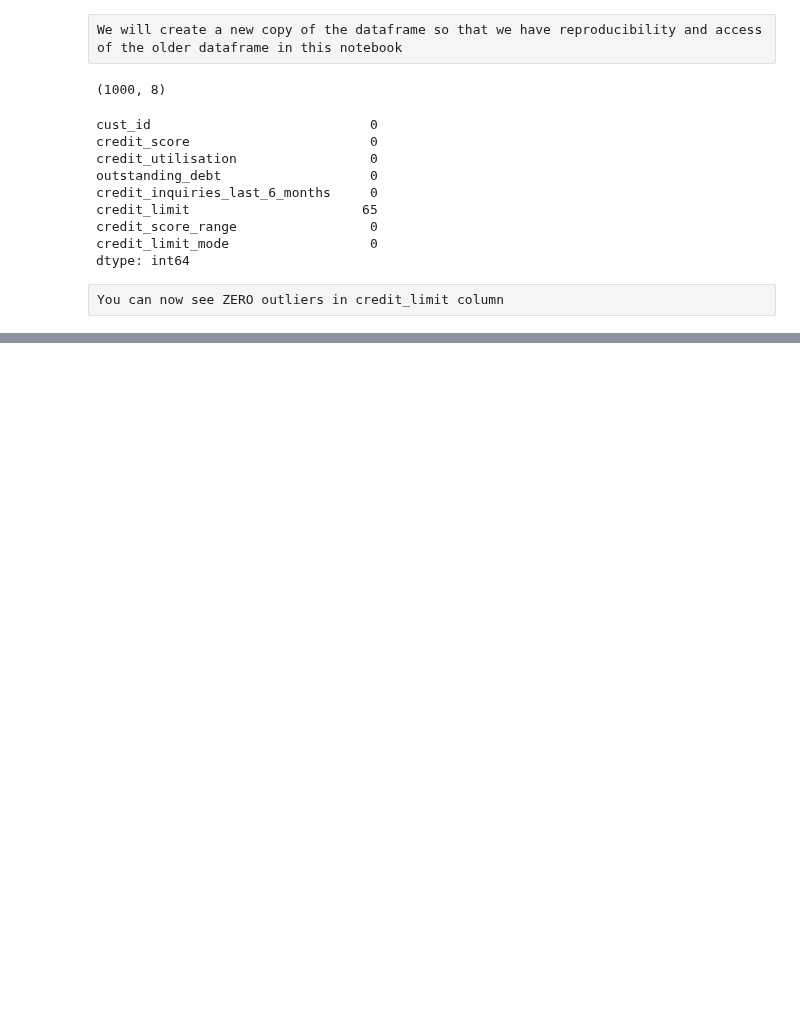
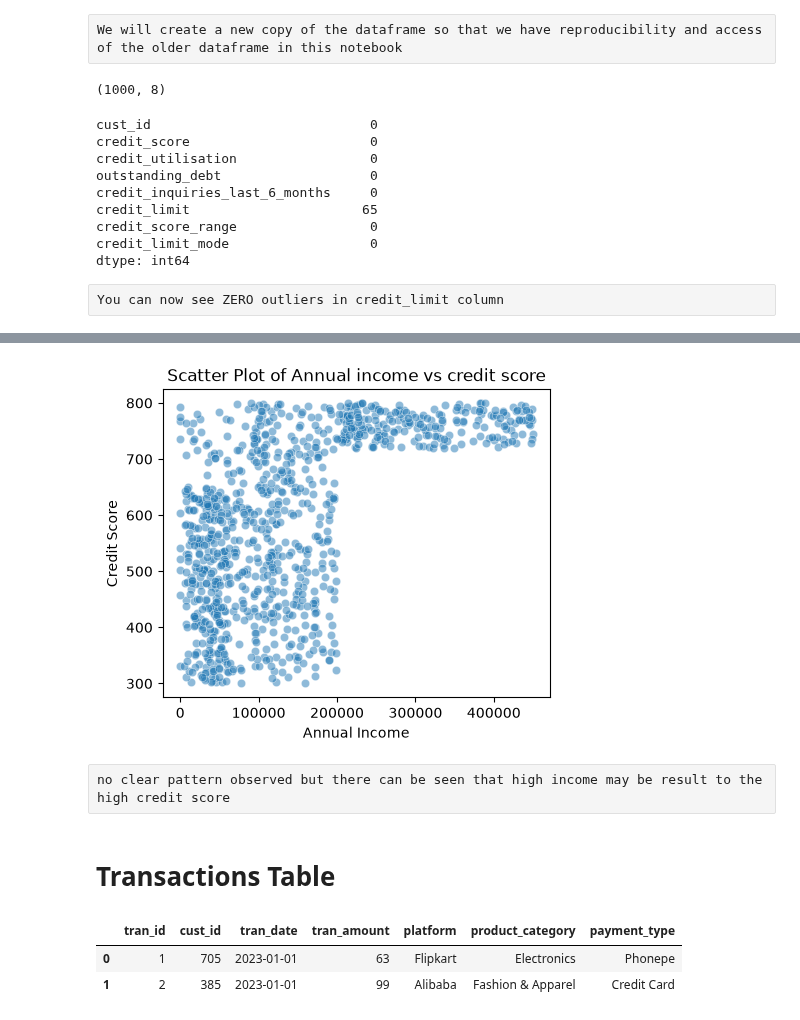
Before and after one commit to Sanjeev20240/Credit-card-analysis, a Jupyter notebook: phase_01_.ipynb, the cells around one changed output, grey strips where cells are left out. Saved outputs shown, nothing was run; the diff lists cells and outputs as text; code cells hidden in the pictures; blank space fills up the shorter version.

```diff
--- a/phase_01_.ipynb
+++ b/phase_01_.ipynb
@@ -620,0 +767,20 @@ You can now see ZERO outliers in credit_limit column
+# %%
+# Just looking if there is any relation between annual_income and credit score
+plt.figure(figsize=(5, 4))
+sns.scatterplot(x='annual_income', y='credit_score', data=df_merged, alpha=0.5)
+plt.title('Scatter Plot of Annual income vs credit score')
+plt.xlabel('Annual Income')
+plt.ylabel('Credit Score')
+plt.show()
+# %% [output]
+[figure, added]
+# %% [raw]
+no clear pattern observed but there can be seen that high income may be result to the high credit score
+# %% [markdown]
+ # Transactions Table
+# %%
+df_trans.head(2)
+# %% [output]
+|  | tran_id | cust_id | tran_date | tran_amount | platform | product_category | payment_type |
+| 0 | 1 | 705 | 2023-01-01 | 63 | Flipkart | Electronics | Phonepe |
+| 1 | 2 | 385 | 2023-01-01 | 99 | Alibaba | Fashion & Apparel | Credit Card |
```
Also changed, not shown: parts of 34 cells of this notebook, 1 other file.
